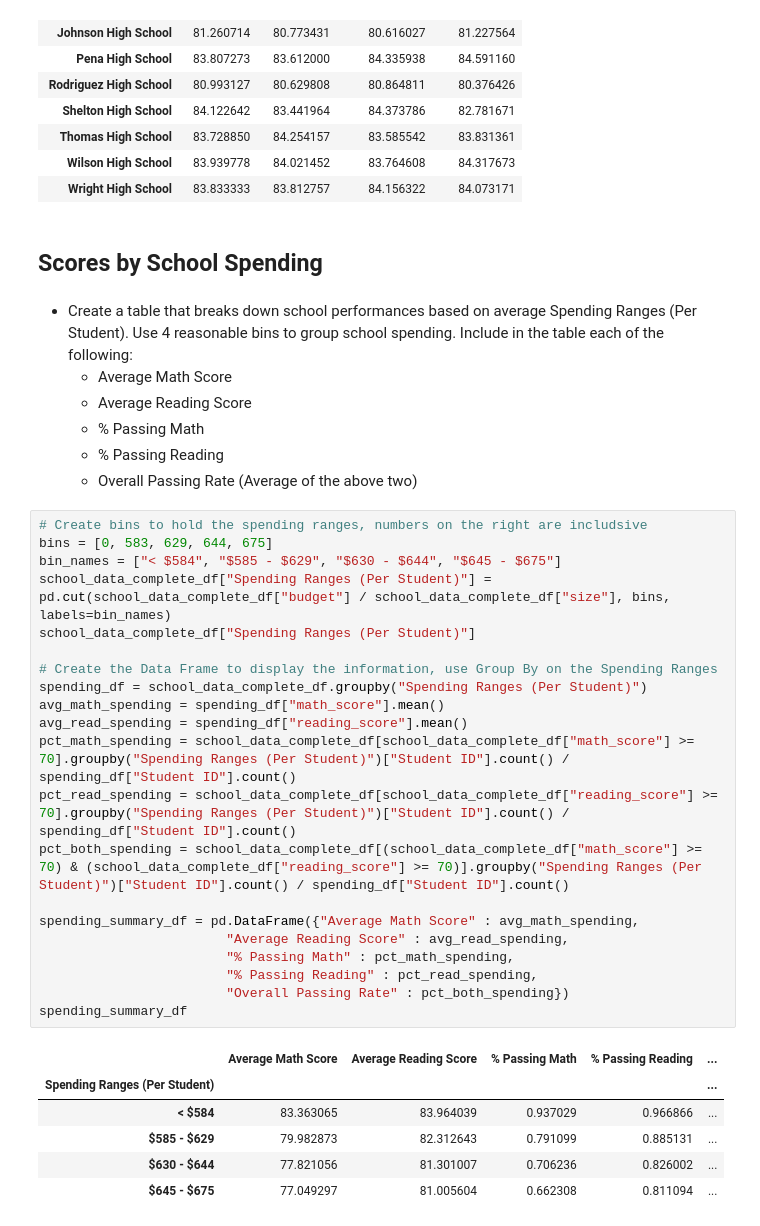
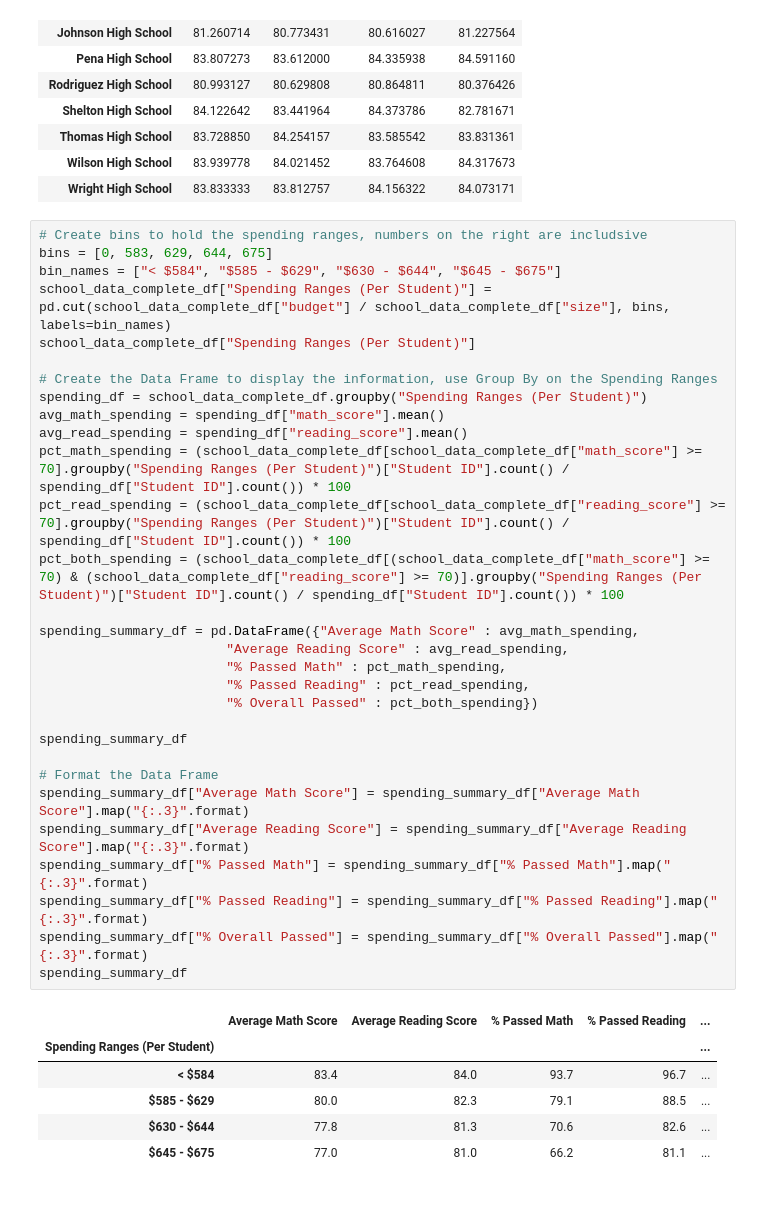
Before and after one commit to rteves0914/Pandas-challenge, a Jupyter notebook: PyCitySchools/PyCitySchools.ipynb, the cells around one changed output. Saved outputs shown, nothing was run; the diff lists cells and outputs as text; blank space fills up the shorter version.

```diff
--- a/PyCitySchools/PyCitySchools.ipynb
+++ b/PyCitySchools/PyCitySchools.ipynb
@@ -233,40 +233,40 @@ read_avg_grade
 | Thomas High School | 83.728850 | 84.254157 | 83.585542 | 83.831361 |
 | Wilson High School | 83.939778 | 84.021452 | 83.764608 | 84.317673 |
 | Wright High School | 83.833333 | 83.812757 | 84.156322 | 84.073171 |
-# %% [markdown]
-## Scores by School Spending
-# %% [markdown]
-* Create a table that breaks down school performances based on average Spending Ranges (Per Student). Use 4 reasonable bins to group school spending. Include in the table each of the following:
-  * Average Math Score
-  * Average Reading Score
-  * % Passing Math
-  * % Passing Reading
-  * Overall Passing Rate (Average of the above two)
 # %%
 # Create bins to hold the spending ranges, numbers on the right are includsive
 bins = [0, 583, 629, 644, 675]
 bin_names = ["< $584", "$585 - $629", "$630 - $644", "$645 - $675"]
 school_data_complete_df["Spending Ranges (Per Student)"] = pd.cut(school_data_complete_df["budget"] / school_data_complete_df["size"], bins, labels=bin_names)
 school_data_complete_df["Spending Ranges (Per Student)"]
 
 # Create the Data Frame to display the information, use Group By on the Spending Ranges
 spending_df = school_data_complete_df.groupby("Spending Ranges (Per Student)")
 avg_math_spending = spending_df["math_score"].mean()
 avg_read_spending = spending_df["reading_score"].mean()
-pct_math_spending = school_data_complete_df[school_data_complete_df["math_score"] >= 70].groupby("Spending Ranges (Per Student)")["Student ID"].count() / spending_df["Student ID"].count()
-pct_read_spending = school_data_complete_df[school_data_complete_df["reading_score"] >= 70].groupby("Spending Ranges (Per Student)")["Student ID"].count() / spending_df["Student ID"].count()
-pct_both_spending = school_data_complete_df[(school_data_complete_df["math_score"] >= 70) & (school_data_complete_df["reading_score"] >= 70)].groupby("Spending Ranges (Per Student)")["Student ID"].count() / spending_df["Student ID"].count()
+pct_math_spending = (school_data_complete_df[school_data_complete_df["math_score"] >= 70].groupby("Spending Ranges (Per Student)")["Student ID"].count() / spending_df["Student ID"].count()) * 100
+pct_read_spending = (school_data_complete_df[school_data_complete_df["reading_score"] >= 70].groupby("Spending Ranges (Per Student)")["Student ID"].count() / spending_df["Student ID"].count()) * 100
+pct_both_spending = (school_data_complete_df[(school_data_complete_df["math_score"] >= 70) & (school_data_complete_df["reading_score"] >= 70)].groupby("Spending Ranges (Per Student)")["Student ID"].count() / spending_df["Student ID"].count()) * 100
 
 spending_summary_df = pd.DataFrame({"Average Math Score" : avg_math_spending,
                         "Average Reading Score" : avg_read_spending,
-                        "% Passing Math" : pct_math_spending,
-                        "% Passing Reading" : pct_read_spending,
-                        "Overall Passing Rate" : pct_both_spending})
+                        "% Passed Math" : pct_math_spending,
+                        "% Passed Reading" : pct_read_spending,
+                        "% Overall Passed" : pct_both_spending})
+
 spending_summary_df
+
+# Format the Data Frame
+spending_summary_df["Average Math Score"] = spending_summary_df["Average Math Score"].map("{:.3}".format)
+spending_summary_df["Average Reading Score"] = spending_summary_df["Average Reading Score"].map("{:.3}".format)
+spending_summary_df["% Passed Math"] = spending_summary_df["% Passed Math"].map("{:.3}".format)
+spending_summary_df["% Passed Reading"] = spending_summary_df["% Passed Reading"].map("{:.3}".format)
+spending_summary_df["% Overall Passed"] = spending_summary_df["% Overall Passed"].map("{:.3}".format)
+spending_summary_df
 # %% [output]
-|  | Average Math Score | Average Reading Score | % Passing Math | % Passing Reading | ... |
+|  | Average Math Score | Average Reading Score | % Passed Math | % Passed Reading | ... |
 | Spending Ranges (Per Student) |  |  |  |  | ... |
-| < $584 | 83.363065 | 83.964039 | 0.937029 | 0.966866 | ... |
-| $585 - $629 | 79.982873 | 82.312643 | 0.791099 | 0.885131 | ... |
-| $630 - $644 | 77.821056 | 81.301007 | 0.706236 | 0.826002 | ... |
-| $645 - $675 | 77.049297 | 81.005604 | 0.662308 | 0.811094 | ... |
+| < $584 | 83.4 | 84.0 | 93.7 | 96.7 | ... |
+| $585 - $629 | 80.0 | 82.3 | 79.1 | 88.5 | ... |
+| $630 - $644 | 77.8 | 81.3 | 70.6 | 82.6 | ... |
+| $645 - $675 | 77.0 | 81.0 | 66.2 | 81.1 | ... |
```
Also changed, not shown: parts of 8 cells of this notebook.
